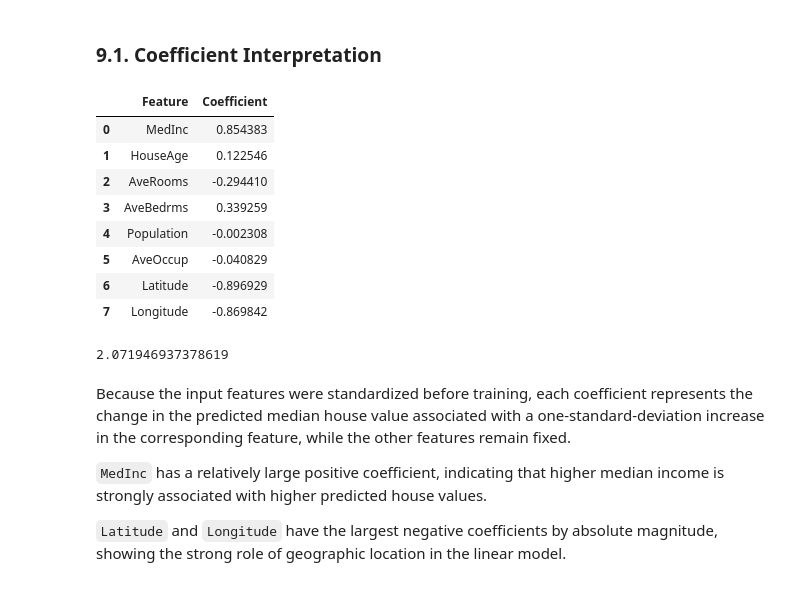
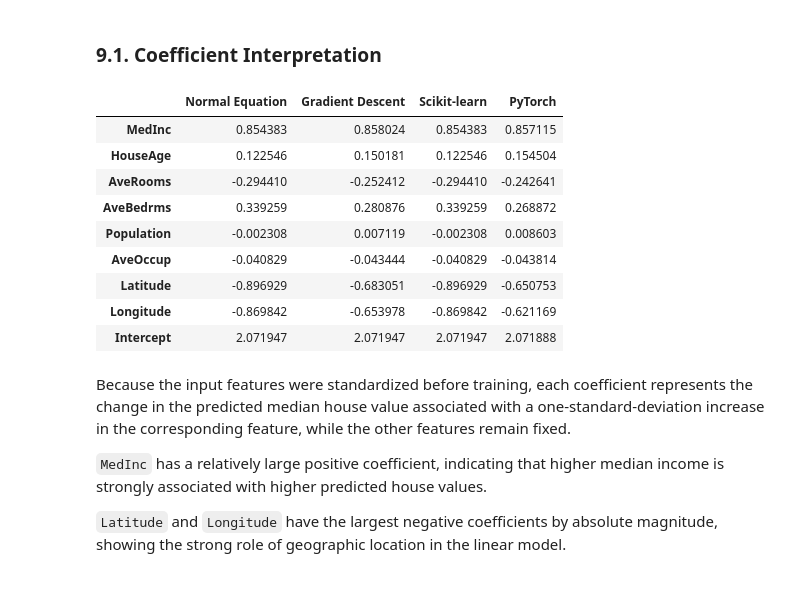
Before and after one commit to Tpoc311/applied-ai-workbench, a Jupyter notebook: ml_fundamentals/linear_models/linear_regression/linear_regression.ipynb, the cells around one changed output. Saved outputs shown, nothing was run; the diff lists cells and outputs as text; code cells hidden in the pictures.

```diff
--- a/ml_fundamentals/linear_models/linear_regression/linear_regression.ipynb
+++ b/ml_fundamentals/linear_models/linear_regression/linear_regression.ipynb
@@ -739,27 +729,27 @@ array([0.8230276, 1.687446 , 2.6643016, ..., 4.4250493, 1.3199122,
 # %%
 import pandas as pd
 
-coefficients_df = pd.DataFrame({
-    "Feature": feature_names,
-    "Coefficient": ne_regression.w[:-1].ravel(),
-})
+sklearn_w = np.append(sklearn_regression.coef_, sklearn_regression.intercept_)
 
-coefficients_df
+weights_df = pd.DataFrame({
+    "Normal Equation": ne_regression.w.ravel(),
+    "Gradient Descent": gd_regression.w.ravel(),
+    "Scikit-learn": sklearn_w,
+    "PyTorch": pytorch_regression.w.ravel(),
+}, index=[*feature_names, "Intercept"])
+
+weights_df.round(6)
 # %% [output]
-|  | Feature | Coefficient |
-| 0 | MedInc | 0.854383 |
-| 1 | HouseAge | 0.122546 |
-| 2 | AveRooms | -0.294410 |
-| 3 | AveBedrms | 0.339259 |
-| 4 | Population | -0.002308 |
-| 5 | AveOccup | -0.040829 |
-| 6 | Latitude | -0.896929 |
-| 7 | Longitude | -0.869842 |
+|  | Normal Equation | Gradient Descent | Scikit-learn | PyTorch |
+| MedInc | 0.854383 | 0.858024 | 0.854383 | 0.857115 |
+| HouseAge | 0.122546 | 0.150181 | 0.122546 | 0.154504 |
+| AveRooms | -0.294410 | -0.252412 | -0.294410 | -0.242641 |
+| AveBedrms | 0.339259 | 0.280876 | 0.339259 | 0.268872 |
+| Population | -0.002308 | 0.007119 | -0.002308 | 0.008603 |
+| AveOccup | -0.040829 | -0.043444 | -0.040829 | -0.043814 |
+| Latitude | -0.896929 | -0.683051 | -0.896929 | -0.650753 |
+| Longitude | -0.869842 | -0.653978 | -0.869842 | -0.621169 |
+| Intercept | 2.071947 | 2.071947 | 2.071947 | 2.071888 |
-# %%
-intercept = ne_regression.w[-1].item()
-intercept
-# %% [output]
-2.071946937378619
 # %% [markdown]
 Because the input features were standardized before training, each coefficient represents the change in the predicted median house value associated with a one-standard-deviation increase in the corresponding feature, while the other features remain fixed.
 
```
Also changed, not shown: parts of 26 cells of this notebook.
